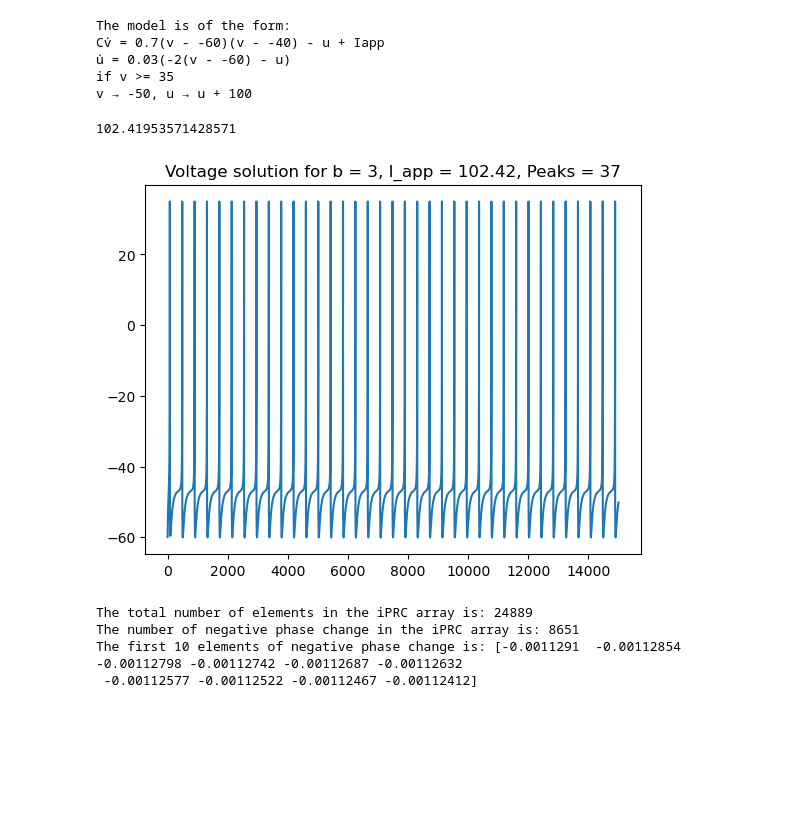
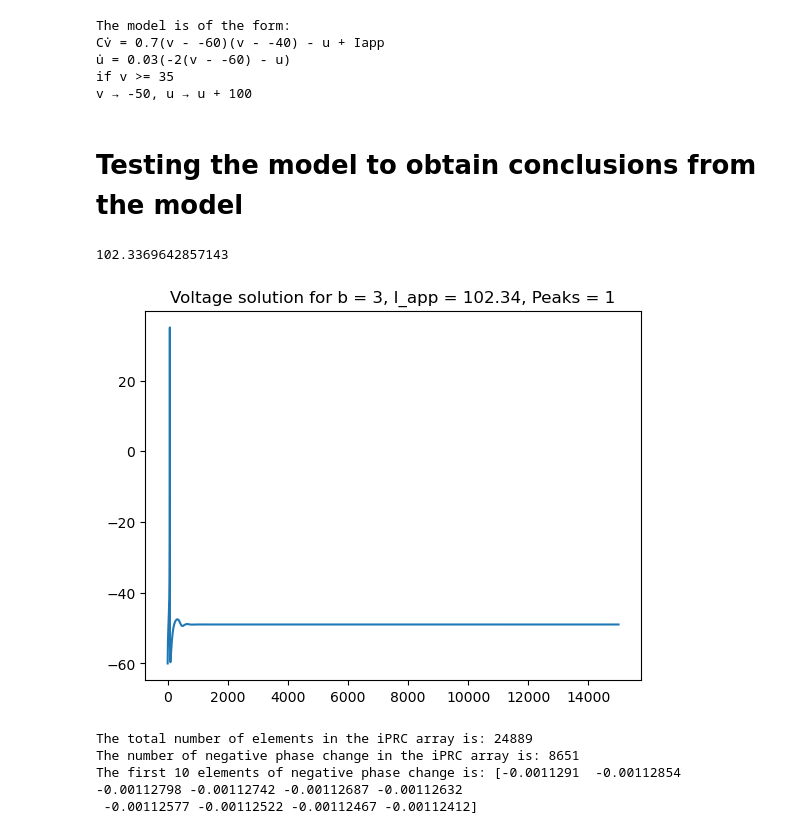
Before and after one commit to III-Derek/USRA-2024, a Jupyter notebook: phase_model.ipynb, the cells around one changed output. Saved outputs shown, nothing was run; the diff lists cells and outputs as text; code cells hidden in the pictures; blank space fills up the shorter version.

```diff
--- a/phase_model.ipynb
+++ b/phase_model.ipynb
@@ -735,27 +735,29 @@ Cv̇ = 0.7(v - -60)(v - -40) - u + Iapp
 u̇ = 0.03(-2(v - -60) - u)
 if v >= 35
 v → -50, u → u + 100
+# %% [markdown]
+# Testing the model to obtain conclusions from the model
 # %%
 # It seems that decreasing d increase the number of spikes fired for the same
 # value of b. For example the neuron with b = -2 fires 16 peaks at d = 100, while
 # the neuron with b = -2 fires 17 peaks at d = 50, and the neuron with b = -2 fires
 # 140 peaks at d = 20. This may indicates we are further away from the current
 # threshold at which the neuron fires. However, for larger values the b, the
 # neuron first starts firing at the current bifurcation I_b, and fires before the
 # current bifurcaiton I_b.
 simple_model.d = 100
 simple_model.b = 3
 h = 0.1
 T = 3000 * 5
-I_app = np.zeros(int(T/h)) +  simple_model.I_b() * 0.9923 #use 0.978 for b = 5 #use 0.984 for b = 4
+I_app = np.zeros(int(T/h)) +  simple_model.I_b() * 0.9915 #use 0.978 for b = 5 #use 0.984 for b = 4
 print(I_app[0])
 voltage_soln = simple_model.forward_euler(IC, h, T, I_app)
 plt.plot(voltage_soln['time'], voltage_soln['voltage'])
 plt.title(f"Voltage solution for b = {simple_model.b}, I_app = {round(I_app[-1], 2)}, Peaks = {len(voltage_soln['peak index'])}")
 plt.show()
 # %% [output]
-102.41953571428571
+102.3369642857143
-[figure, old version]
+[figure, new version]
 # %%
 simple_model.b = 3
 result = simple_model.interaction_func(IC, 0.8, 0)
```
Also changed, not shown: parts of 15 cells of this notebook.
